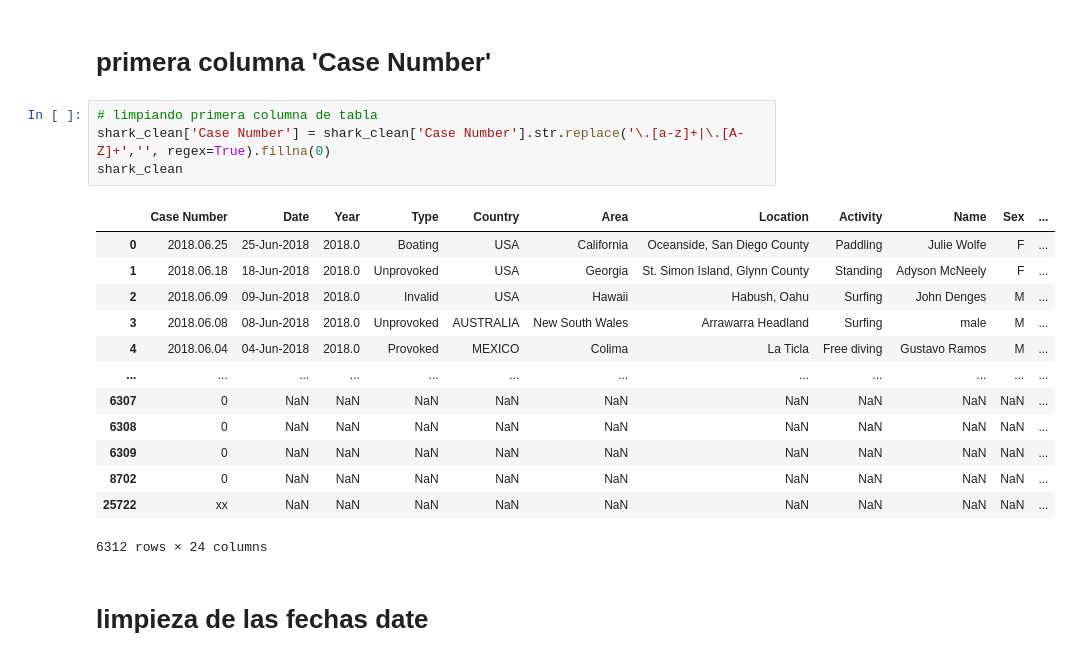
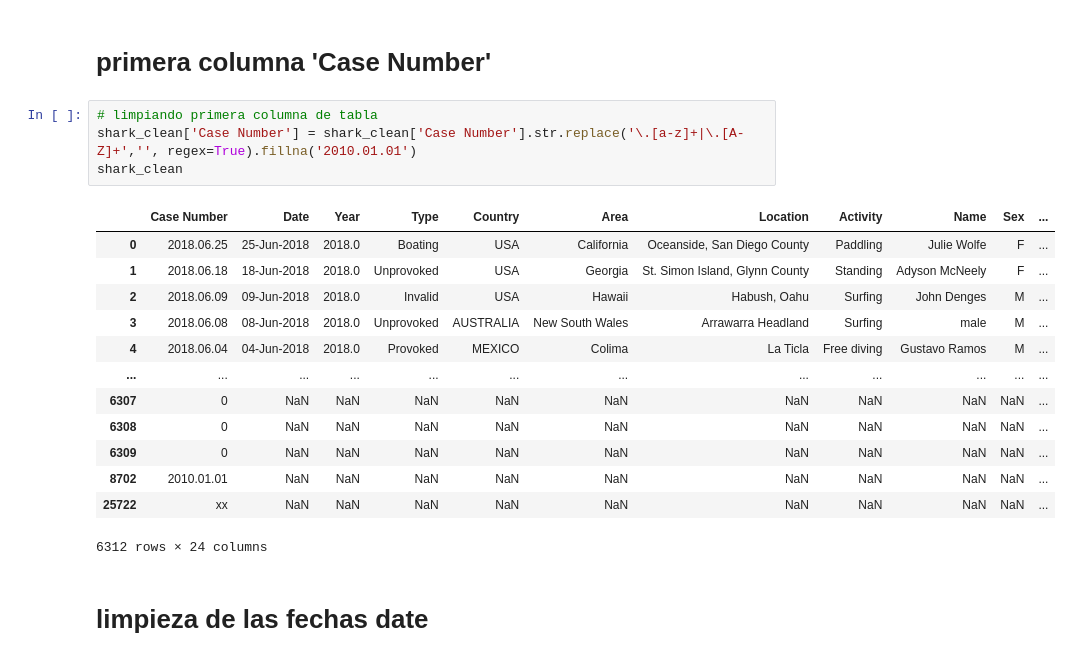
Before and after one commit to ironhack-datalabs/datamex0120, a Jupyter notebook: module-1/pandas-project/your-code/proyecto.ipynb, the cells around one changed output. Saved outputs shown, nothing was run; the diff lists cells and outputs as text.

```diff
--- a/module-1/pandas-project/your-code/proyecto.ipynb
+++ b/module-1/pandas-project/your-code/proyecto.ipynb
@@ -89,20 +89,20 @@ shark_clean
 # primera columna 'Case Number'
 # %%
 # limpiando primera columna de tabla
-shark_clean['Case Number'] = shark_clean['Case Number'].str.replace('\.[a-z]+|\.[A-Z]+','', regex=True).fillna(0)
+shark_clean['Case Number'] = shark_clean['Case Number'].str.replace('\.[a-z]+|\.[A-Z]+','', regex=True).fillna('2010.01.01')
 shark_clean
 # %% [output]
 |  | Case Number | Date | Year | Type | Country | Area | Location | Activity | Name | Sex | ... |
 | 0 | 2018.06.25 | 25-Jun-2018 | 2018.0 | Boating | USA | California | Oceanside, San Diego County | Paddling | Julie Wolfe | F | ... |
 | 1 | 2018.06.18 | 18-Jun-2018 | 2018.0 | Unprovoked | USA | Georgia | St. Simon Island, Glynn County | Standing | Adyson McNeely | F | ... |
 | 2 | 2018.06.09 | 09-Jun-2018 | 2018.0 | Invalid | USA | Hawaii | Habush, Oahu | Surfing | John Denges | M | ... |
 | 3 | 2018.06.08 | 08-Jun-2018 | 2018.0 | Unprovoked | AUSTRALIA | New South Wales | Arrawarra Headland | Surfing | male | M | ... |
 | 4 | 2018.06.04 | 04-Jun-2018 | 2018.0 | Provoked | MEXICO | Colima | La Ticla | Free diving | Gustavo Ramos | M | ... |
 | ... | ... | ... | ... | ... | ... | ... | ... | ... | ... | ... | ... |
 | 6307 | 0 | NaN | NaN | NaN | NaN | NaN | NaN | NaN | NaN | NaN | ... |
 | 6308 | 0 | NaN | NaN | NaN | NaN | NaN | NaN | NaN | NaN | NaN | ... |
 | 6309 | 0 | NaN | NaN | NaN | NaN | NaN | NaN | NaN | NaN | NaN | ... |
-| 8702 | 0 | NaN | NaN | NaN | NaN | NaN | NaN | NaN | NaN | NaN | ... |
+| 8702 | 2010.01.01 | NaN | NaN | NaN | NaN | NaN | NaN | NaN | NaN | NaN | ... |
 | 25722 | xx | NaN | NaN | NaN | NaN | NaN | NaN | NaN | NaN | NaN | ... |
 6312 rows × 24 columns
 # %% [markdown]
```
Also changed, not shown: parts of 23 cells of this notebook.
